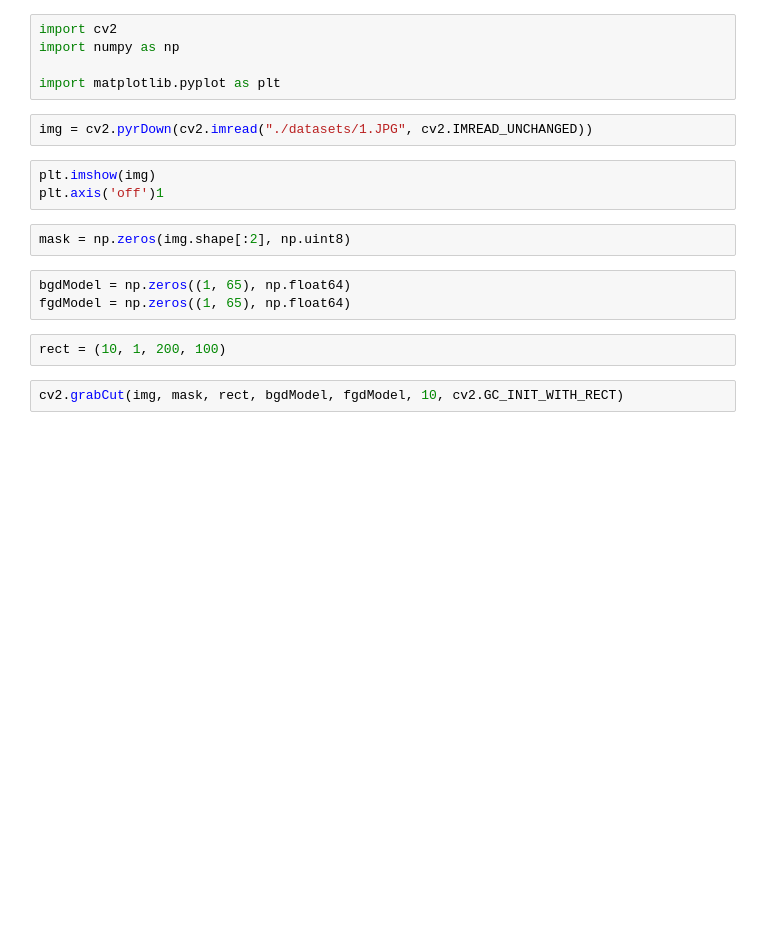
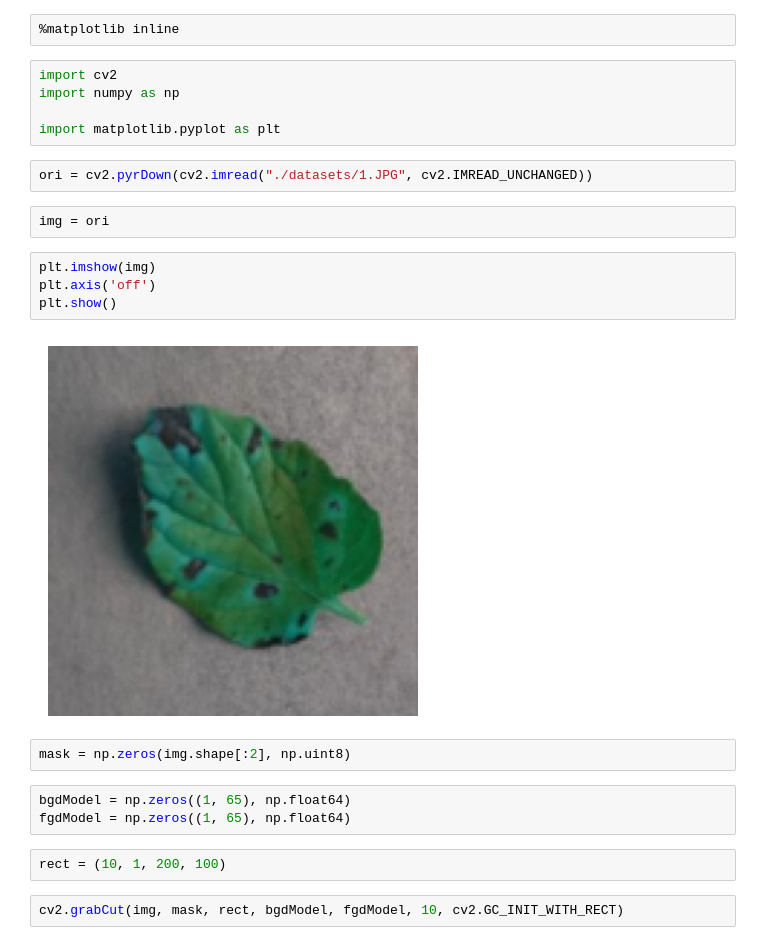
Before and after one commit to enfycius/plant-disease-classifier, a Jupyter notebook: analysis.ipynb, the cells around one changed output. Drawn from its saved outputs; the diff is of its cells as text; blank space fills up the shorter version.

```diff
--- a/analysis.ipynb
+++ b/analysis.ipynb
@@ -1,13 +1,20 @@
+# %%
+%matplotlib inline
 # %%
 import cv2
 import numpy as np
 
 import matplotlib.pyplot as plt
 # %%
-img = cv2.pyrDown(cv2.imread("./datasets/1.JPG", cv2.IMREAD_UNCHANGED))
+ori = cv2.pyrDown(cv2.imread("./datasets/1.JPG", cv2.IMREAD_UNCHANGED))
+# %%
+img = ori
 # %%
 plt.imshow(img)
-plt.axis('off')1
+plt.axis('off')
+plt.show()
+# %% [output]
+[figure, added]
 # %%
 mask = np.zeros(img.shape[:2], np.uint8)
 # %%
```
Also changed, not shown: parts of 18 cells of this notebook.
